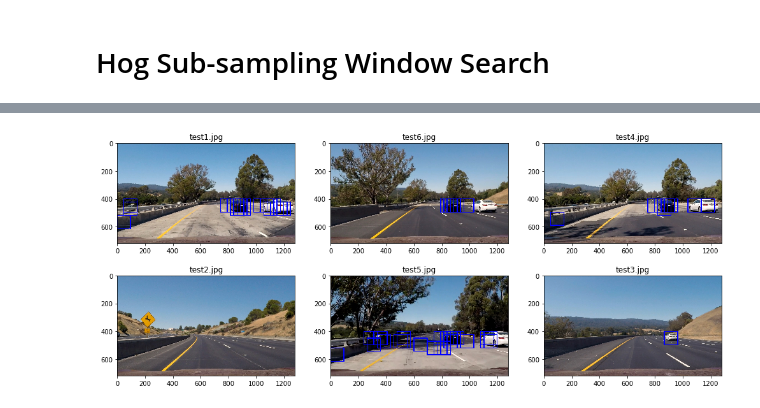
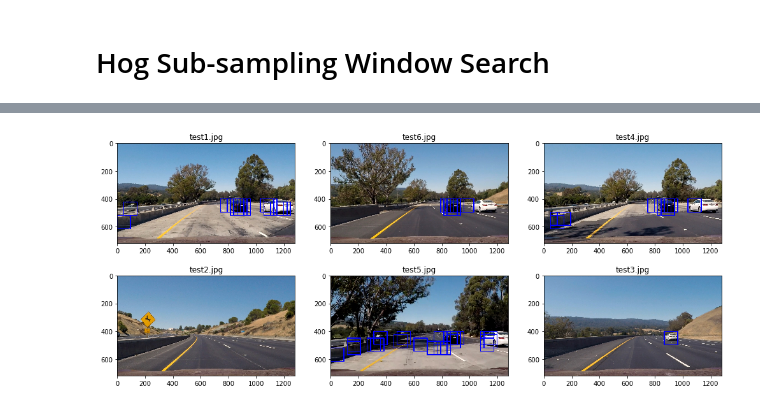
Before and after one commit to Rxmeez/SDCND-1-VehicleDectection, a Jupyter notebook: Vehicle-Detection.ipynb, the cells around one changed output, grey strips where cells are left out. Drawn from its saved outputs; the diff is of its cells as text; code cells hidden in the pictures.

```diff
--- a/Vehicle-Detection.ipynb
+++ b/Vehicle-Detection.ipynb
@@ -452,10 +450,9 @@ def find_cars(img, ystart, ystop, scale, svc, X_scaler, orient, pix_per_cell, ce
                 box_list.append(((xbox_left, ytop_draw+ystart),(xbox_left+win_draw,ytop_draw+win_draw+ystart)))
     return draw_img, box_list
 # %%
-ystart = y_start_stop[0]
-ystop = y_start_stop[1]
+ystart = 400
+ystop = 700
 scale = 1.5
-
 
 test_images = []
 test_files = glob.glob('./test_images/*.jpg')
@@ -476,4 +471,4 @@ plt.show()
-[figure, old version]
+[figure, new version]
 # %%
 def add_heat(heatmap, bbox_list):
     # Iterate through list of bboxes
```
Also changed, not shown: parts of 10 cells of this notebook, 2 other files.
